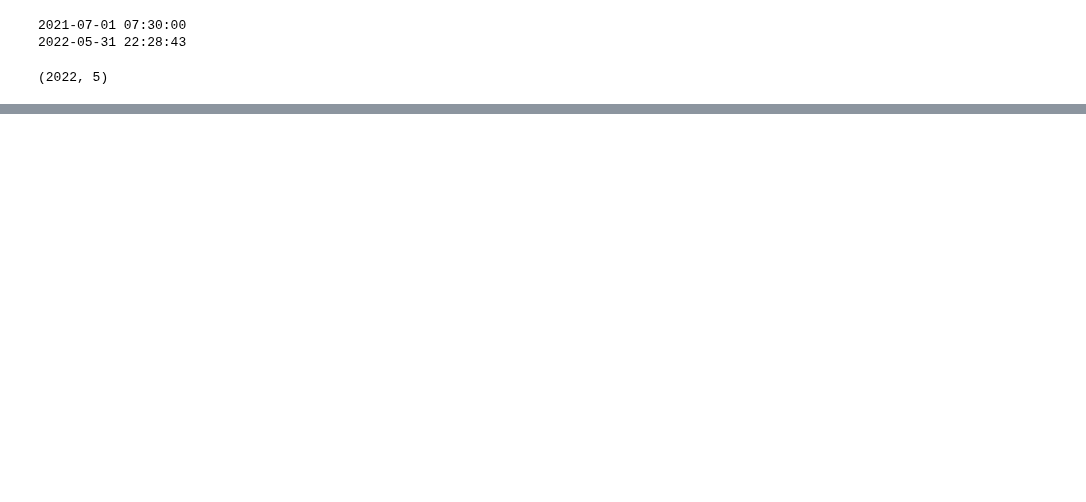
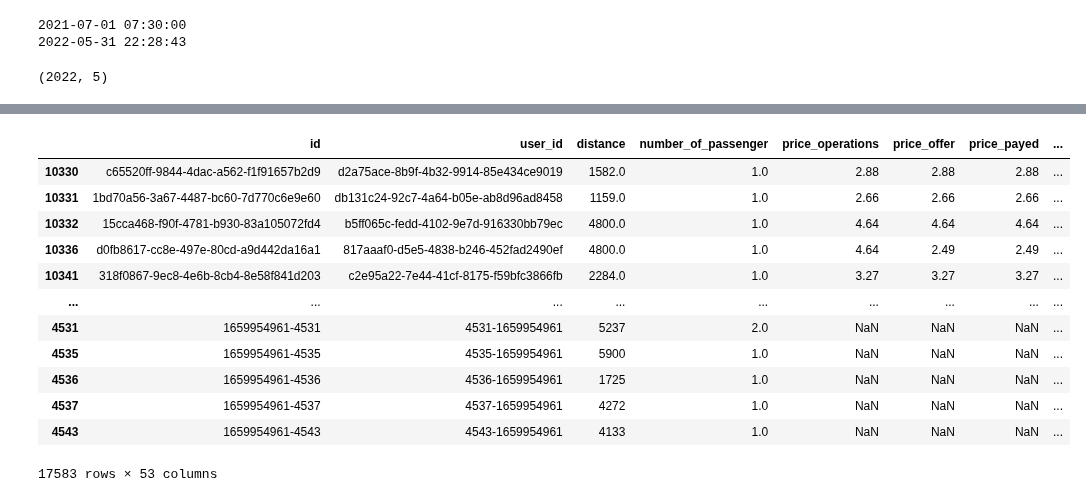
Before and after one commit to Lukas-Dierkes/vehicle-stream-team-project, a Jupyter notebook: vehicle_stream_pipeline/test_ride_simulation.ipynb, the cells around one changed output, grey strips where cells are left out. Saved outputs shown, nothing was run; the diff lists cells and outputs as text; code cells hidden in the pictures; blank space fills up the shorter version.

```diff
--- a/vehicle_stream_pipeline/test_ride_simulation.ipynb
+++ b/vehicle_stream_pipeline/test_ride_simulation.ipynb
@@ -44,8 +47,8 @@ print(date_range[10])
 # %% [output]
 (2022, 5)
 # %%
-total_sim_rides = 500 # will be filtered later
-sim_rides = int(total_sim_rides/data_range_len)
+total_sim_rides = 50000 # will be filtered later
+sim_rides = math.ceil(total_sim_rides/data_range_len)
 new_rides_all = pd.DataFrame(columns=rides_df.columns)
 for (year, month) in date_range:
             new_rides = utils.generateRideSpecs(
@@ -128,0 +96,49 @@ newRides
+# %%
+drones_activated="0",
+pickup_address="Mandelgasse"
+dropoff_address="Rathaus"
+radius=500
+sim_rides=5000
+# %%
+rides_df_1 = rides_df.copy()
+sim_rides_all_1 = new_rides_all.copy()
+route_information = ""
+ridetime = "Average time to destination: 77 days"
+
+pickup_address = utils.find_id_for_name(pickup_address, df_stops)
+dropoff_address = utils.find_id_for_name(dropoff_address, df_stops)
+
+start_date = dt.strptime("2022-03-01", "%Y-%m-%d")
+end_date = dt.strptime("2022-05-31", "%Y-%m-%d")
+
+if sim_rides != 0:
+        sim_rides_all_1 = sim_rides_all_1[
+            (sim_rides_all_1["scheduled_to"] > start_date)
+            & (sim_rides_all_1["scheduled_to"] < end_date)
+        ]
+        sim_rides_all_1.sample(n=sim_rides)
+        new_rides_all_1 = pd.concat([rides_df_1, sim_rides_all_1])
+
+else:
+    new_rides_all_1 = rides_df_1
+
+rides_df_filterd = new_rides_all_1[
+    (new_rides_all_1["scheduled_to"] > start_date)
+    & (new_rides_all_1["scheduled_to"] < end_date)
+]
+
+rides_df_filterd
+# %% [output]
+|  | id | user_id | distance | number_of_passenger | price_operations | price_offer | price_payed | ... |
+| 10330 | c65520ff-9844-4dac-a562-f1f91657b2d9 | d2a75ace-8b9f-4b32-9914-85e434ce9019 | 1582.0 | 1.0 | 2.88 | 2.88 | 2.88 | ... |
+| 10331 | 1bd70a56-3a67-4487-bc60-7d770c6e9e60 | db131c24-92c7-4a64-b05e-ab8d96ad8458 | 1159.0 | 1.0 | 2.66 | 2.66 | 2.66 | ... |
+| 10332 | 15cca468-f90f-4781-b930-83a105072fd4 | b5ff065c-fedd-4102-9e7d-916330bb79ec | 4800.0 | 1.0 | 4.64 | 4.64 | 4.64 | ... |
+| 10336 | d0fb8617-cc8e-497e-80cd-a9d442da16a1 | 817aaaf0-d5e5-4838-b246-452fad2490ef | 4800.0 | 1.0 | 4.64 | 2.49 | 2.49 | ... |
+| 10341 | 318f0867-9ec8-4e6b-8cb4-8e58f841d203 | c2e95a22-7e44-41cf-8175-f59bfc3866fb | 2284.0 | 1.0 | 3.27 | 3.27 | 3.27 | ... |
+| ... | ... | ... | ... | ... | ... | ... | ... | ... |
+| 4531 | 1659954961-4531 | 4531-1659954961 | 5237 | 2.0 | NaN | NaN | NaN | ... |
+| 4535 | 1659954961-4535 | 4535-1659954961 | 5900 | 1.0 | NaN | NaN | NaN | ... |
+| 4536 | 1659954961-4536 | 4536-1659954961 | 1725 | 1.0 | NaN | NaN | NaN | ... |
+| 4537 | 1659954961-4537 | 4537-1659954961 | 4272 | 1.0 | NaN | NaN | NaN | ... |
+| 4543 | 1659954961-4543 | 4543-1659954961 | 4133 | 1.0 | NaN | NaN | NaN | ... |
+17583 rows × 53 columns
```
Also changed, not shown: parts of 19 cells of this notebook.
